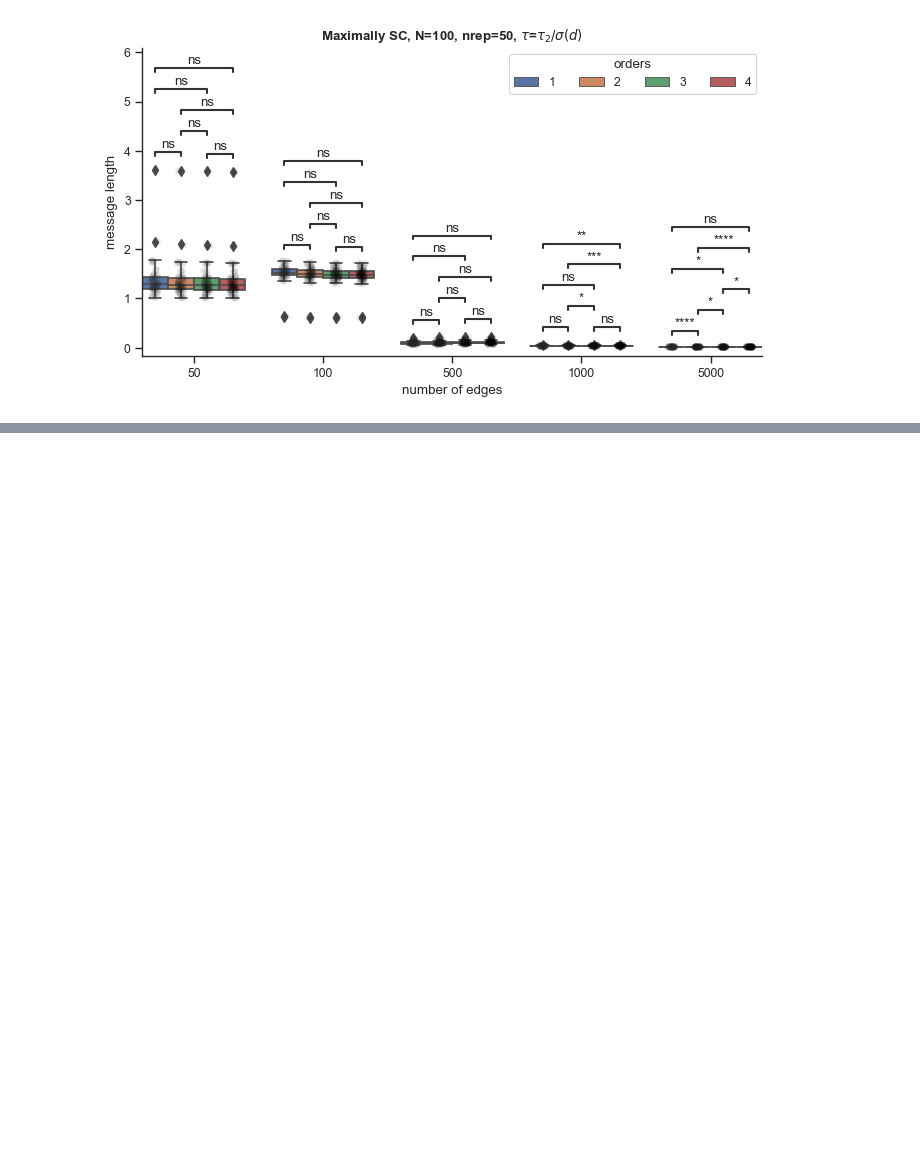
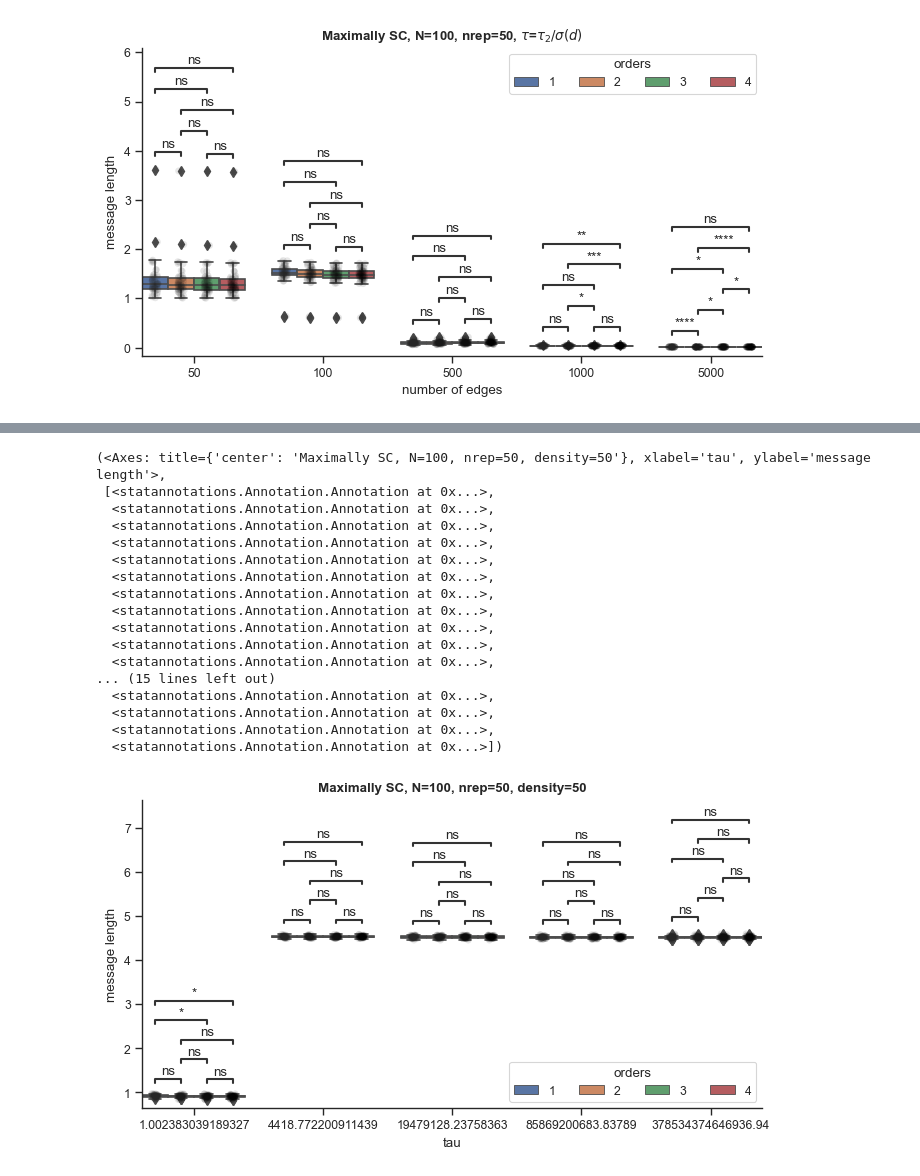
Before and after one commit to maximelucas/hypergraph_reducibility, a Jupyter notebook: notebooks/test_rescaling_MSC.ipynb, the cells around one changed output, grey strips where cells are left out. Drawn from its saved outputs; the diff is of its cells as text; code cells hidden in the pictures; blank space fills up the shorter version.

Commit message:
Test maximally SC density=50

```diff
--- a/notebooks/test_rescaling_MSC.ipynb
+++ b/notebooks/test_rescaling_MSC.ipynb
@@ -343,0 +412,46 @@ p-value annotation legend:
+# %%
+for i, tau in enumerate(taus):
+    message_lengths[tau] = pad_arr_list(message_lengths[tau])
+
+df = pd.DataFrame.from_dict(message_lengths, orient="index").stack().to_frame()
+
+for i, d in enumerate(orders):
+    df[d] = df[0].apply(lambda x: x[i])
+
+df = df[orders]
+
+dff = df.reset_index(names=["tau", "rep"]).melt(
+    id_vars=["tau", "rep"],
+    value_vars=orders,
+    var_name="order",
+    value_name="message length",
+)
+# %%
+fix, ax = plt.subplots(figsize=(8, 4))
+
+sb.boxplot(data=dff, hue="order", y="message length", x="tau", ax=ax)#, **box_params)
+plt.legend(title= "orders",ncols = 4)
+
+sb.stripplot(data=dff, hue="order", y="message length", x="tau", ax=ax, color="black", dodge=True, alpha=0.1, legend=False)
+
+sb.despine()
+ax.set_title(rf"Maximally SC, N={N}, nrep={50}, density={50}", weight="bold")
+
+
+pairs = []
+for p in taus:
+    pairs.append( [(p, 3), (p, 4) ] )
+    pairs.append( [(p, 1), (p, 2) ] )
+    pairs.append( [(p, 1), (p, 3) ] )
+    pairs.append( [(p, 1), (p, 4) ] )
+    pairs.append( [(p, 2), (p, 3) ] )
+    pairs.append( [(p, 2), (p, 4) ] )
+
+annotator = Annotator(ax, pairs, data=dff, x="tau", y="message length", hue="order")
+annotator.configure(test='t-test_welch', text_format='star', loc='inside')
+annotator.apply_and_annotate()
+
+#fig_name = f"message_length_RHG_N{N}_pwiring_{sparsity_scales}_nreps_{n_rep}_boxplot"
+#fig_name = f"message_length_MSC_N_100_d_50_100_250_500_1000_char_tau2_1_rescaled_boxplot"
+#plt.savefig(f"{out_dir}{fig_name}.png", dpi=250, bbox_inches="tight")
+# %% [output]
@@ -343,0 +475,18 @@ p-value annotation legend:
+(<Axes: title={'center': 'Maximally SC, N=100, nrep=50, density=50'}, xlabel='tau', ylabel='message length'>,
+ [<statannotations.Annotation.Annotation at 0x...>,
+  <statannotations.Annotation.Annotation at 0x...>,
+  <statannotations.Annotation.Annotation at 0x...>,
+  <statannotations.Annotation.Annotation at 0x...>,
+  <statannotations.Annotation.Annotation at 0x...>,
+  <statannotations.Annotation.Annotation at 0x...>,
+  <statannotations.Annotation.Annotation at 0x...>,
+  <statannotations.Annotation.Annotation at 0x...>,
+  <statannotations.Annotation.Annotation at 0x...>,
+  <statannotations.Annotation.Annotation at 0x...>,
+  <statannotations.Annotation.Annotation at 0x...>,
+... (15 lines left out)
+  <statannotations.Annotation.Annotation at 0x...>,
+  <statannotations.Annotation.Annotation at 0x...>,
+  <statannotations.Annotation.Annotation at 0x...>,
+  <statannotations.Annotation.Annotation at 0x...>])
+[figure, added]
```
Also changed, not shown: parts of 5 cells of this notebook.
